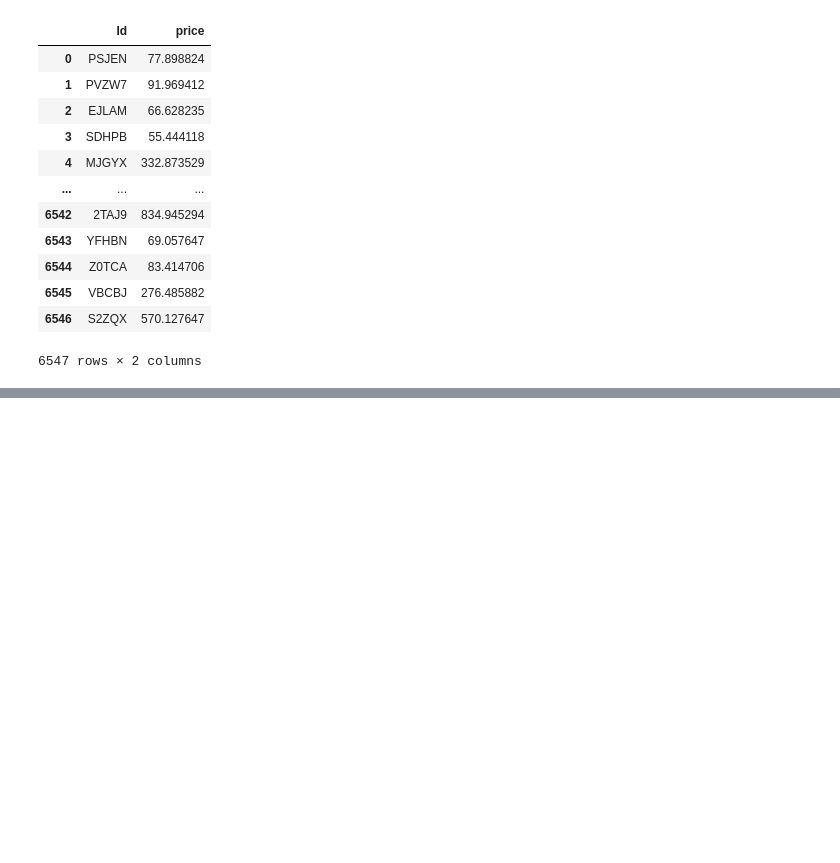
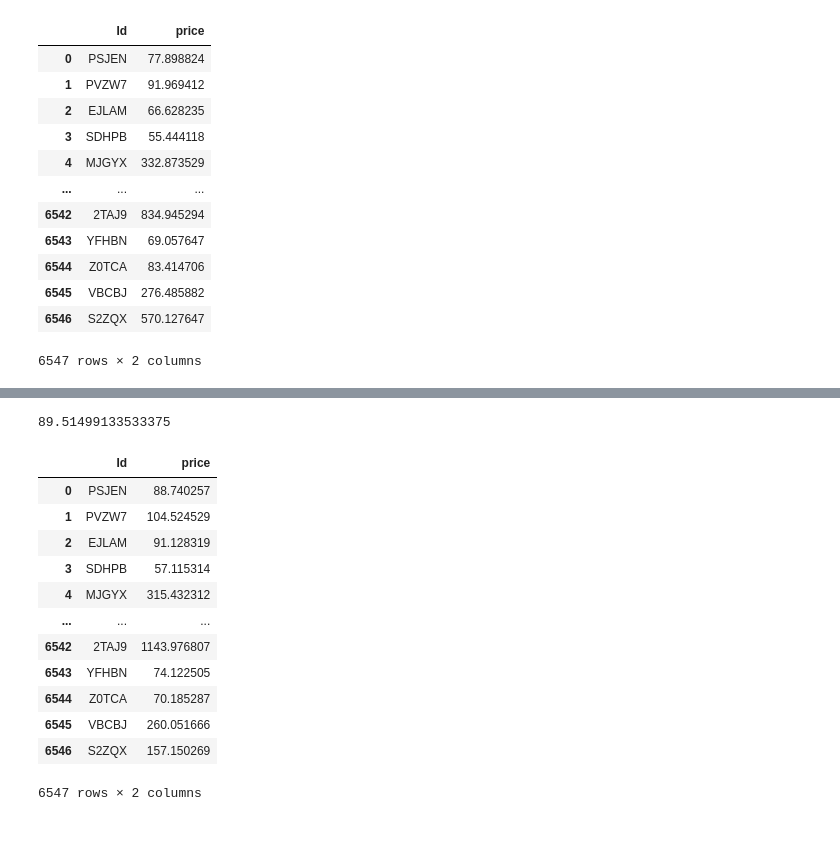
Before and after one commit to JT98CH/W2024_486, a Jupyter notebook: Individual_Project_SL/model.ipynb, the cells around one changed output, grey strips where cells are left out. Cells and saved outputs as stored; diff of their text form; code cells hidden in the pictures; blank space fills up the shorter version.

```diff
--- a/Individual_Project_SL/model.ipynb
+++ b/Individual_Project_SL/model.ipynb
@@ -519,12 +522,10 @@ continuous = [    "accommodates", "baths", "bedrooms", "beds", "recency", "neigh
 X = listings_cleaned[continuous+dummies]
 
 pipe_numeric = Pipeline(steps=[
-  ('impute',KNNImputer(n_neighbors=10)),
-  ('poly_features', PolynomialFeatures(degree=3, include_bias=False))
+  ('impute',KNNImputer(n_neighbors=10))
 ])
 
 pipe_categorical = Pipeline(steps=[
-  ('impute',SimpleImputer(strategy='most_frequent')),
   ('onehot', OneHotEncoder(sparse_output=False, handle_unknown='ignore'))
 ])
 
@@ -618,3 +614,24 @@ predictions
 6547 rows × 2 columns
 # %%
 predictions.to_csv("rf_predictions.csv", index=False)
+# %%
+X = listings_cleaned[continuous+dummies]
+Y = listings_cleaned["price"]
+
+X_train, X_test, Y_train, Y_test = train_test_split(X, Y, test_size=0.2,
+                                                    random_state=486)
+# %%
+xg_pipe = Pipeline(steps=[
+    ("preprocessors", preprocessor),
+    ('poly_features', PolynomialFeatures(degree=1, include_bias=False)),
+    ('clf', XGBRegressor(
+        learning_rate = 0.01,
+        n_estimators = 1000,
+        max_depth = 10,
+        reg_lambda = 9.5,
+        gamma = 4
+    ))
+])
+
+pipe = Pipeline(steps=xg_pipe)
+pipe
@@ -620,0 +678,2 @@ predictions.to_csv("rf_predictions.csv", index=False)
+# %%
+xg_pipe.fit(X, Y)
@@ -620,0 +698,23 @@ predictions.to_csv("rf_predictions.csv", index=False)
+# %%
+yhat = xg_pipe.predict(X)
+mean_absolute_error(Y, yhat)
+# %% [output]
+89.51499133533375
+# %%
+predictions = pd.DataFrame(test_cleaned["Id"].copy())
+predictions["price"] = xg_pipe.predict(test_cleaned[continuous+dummies])
+predictions
+# %% [output]
+|  | Id | price |
+| 0 | PSJEN | 88.740257 |
+| 1 | PVZW7 | 104.524529 |
+| 2 | EJLAM | 91.128319 |
+| 3 | SDHPB | 57.115314 |
+| 4 | MJGYX | 315.432312 |
+| ... | ... | ... |
+| 6542 | 2TAJ9 | 1143.976807 |
+| 6543 | YFHBN | 74.122505 |
+| 6544 | Z0TCA | 70.185287 |
+| 6545 | VBCBJ | 260.051666 |
+| 6546 | S2ZQX | 157.150269 |
+6547 rows × 2 columns
```
Also changed, not shown: parts of 9 cells of this notebook, 1 other file.
